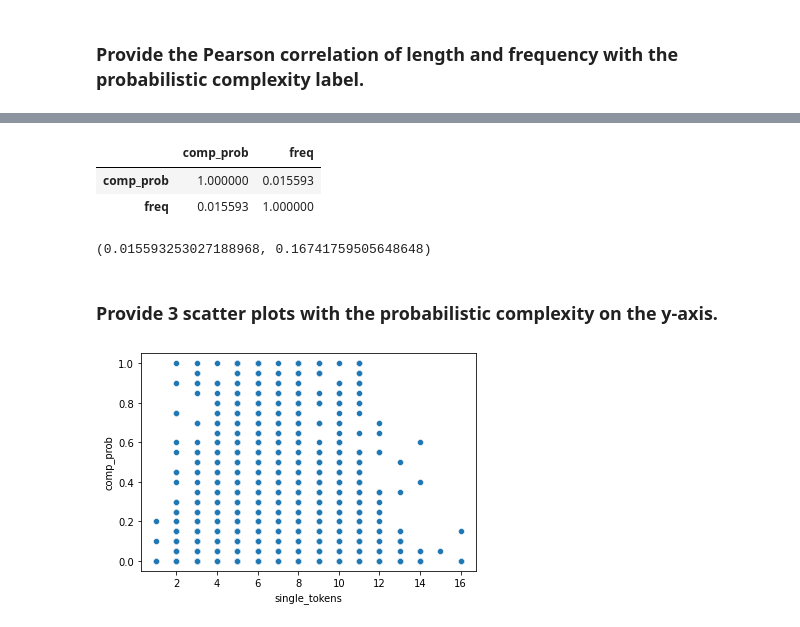
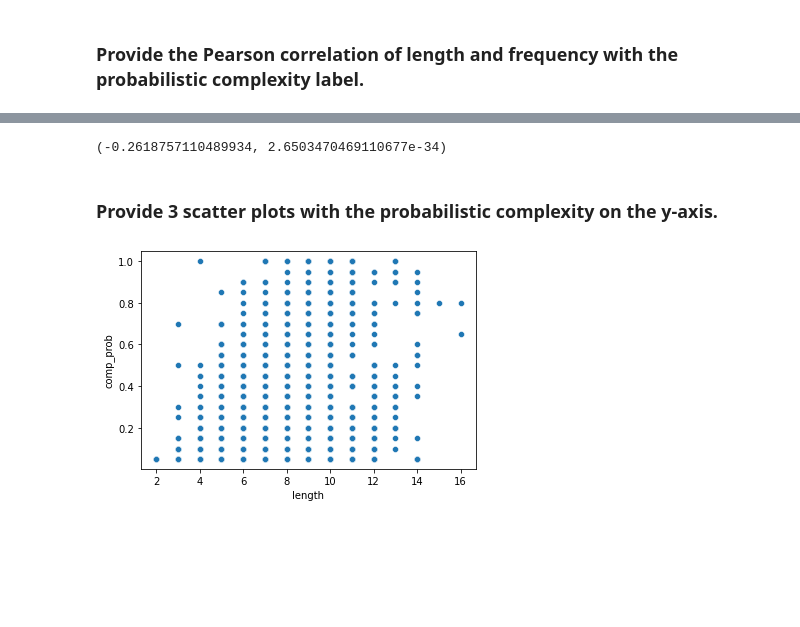
Before and after one commit to melisnv/natural-language-processing-projects, a Jupyter notebook: Assignment I NLP/Part B - complex-word-identification.ipynb, the cells around one changed output, grey strips where cells are left out. Saved outputs shown, nothing was run; the diff lists cells and outputs as text; code cells hidden in the pictures; blank space fills up the shorter version.

```diff
--- a/Assignment I NLP/Part B - complex-word-identification.ipynb
+++ b/Assignment I NLP/Part B - complex-word-identification.ipynb
@@ -195,0 +222,19 @@ Name: prob, Length: 14002, dtype: float64
+# %%
+probi_list = []
+item_list = []
+freq_list=[]
+
+for item,value in prob_of_token_list:
+    for key,val in frequency_of_tokens.items():
+        if item == key :
+            probi_list.append(value)
+            item_list.append(item)
+            freq_list.append(val)
+
+
+print(probi_list[:10])
+print(len(probi_list))
+print(item_list[:10])
+print(len(item_list))
+print(freq_list[:10])
+print(len(freq_list))
@@ -195,0 +248,6 @@ Name: prob, Length: 14002, dtype: float64
+# %%
+df = pd.DataFrame()
+df['tokens'] = item_list # single token which labeled as complex(1)
+df['frequency'] = freq_list
+df['comp_prob'] = probi_list
+df
@@ -196,10 +268,11 @@ Name: prob, Length: 14002, dtype: float64
 # %%
-one_token_df = []
+token_length_each = []
+tokens_each = []
 
-for row in range(len(data)):
-    doc = nlp(data.loc[row, "trgt"])
-    for np in doc.noun_chunks:
-        if len(np) == 1:
-            one_token_df.append(len(np.text))
+for row in range(len(df)):
+    doc = nlp(df.loc[row, "tokens"])
+    for token in doc:
+        tokens_each.append(token.text)
+        token_length_each.append(len(token.text))
 
-#print(one_token_df)
+print(token_length_each[:10])
@@ -224,0 +281,3 @@ token_1_df.dropna()
+# %%
+df["length"] = token_length_each
+df
@@ -252,19 +309,13 @@ token_2_df.dropna()
-# %%
-token_2_df.corr()
-# %% [output]
-|  | comp_prob | freq |
-| comp_prob | 1.000000 | 0.015593 |
-| freq | 0.015593 | 1.000000 |
 # %%
 from scipy.stats import pearsonr
 
-pearsonr(token_2_df['comp_prob'],token_2_df['freq'])
+pearsonr(df['comp_prob'],df['frequency'])
 # %% [output]
-(0.015593253027188968, 0.16741759505648648)
+(-0.2618757110489934, 2.6503470469110677e-34)
 # %% [markdown]
 ### Provide 3 scatter plots with the probabilistic complexity on the y-axis.
 # %%
-sns_plot = sns.scatterplot(x="single_tokens", y="comp_prob", data=token_1_df);
+sns_plot = sns.scatterplot(x="length", y="comp_prob", data=df);
 plt.savefig('token_scatter.png')
 # %% [output]
-[figure, old version]
+[figure, new version]
```
Also changed, not shown: parts of 32 cells of this notebook.
